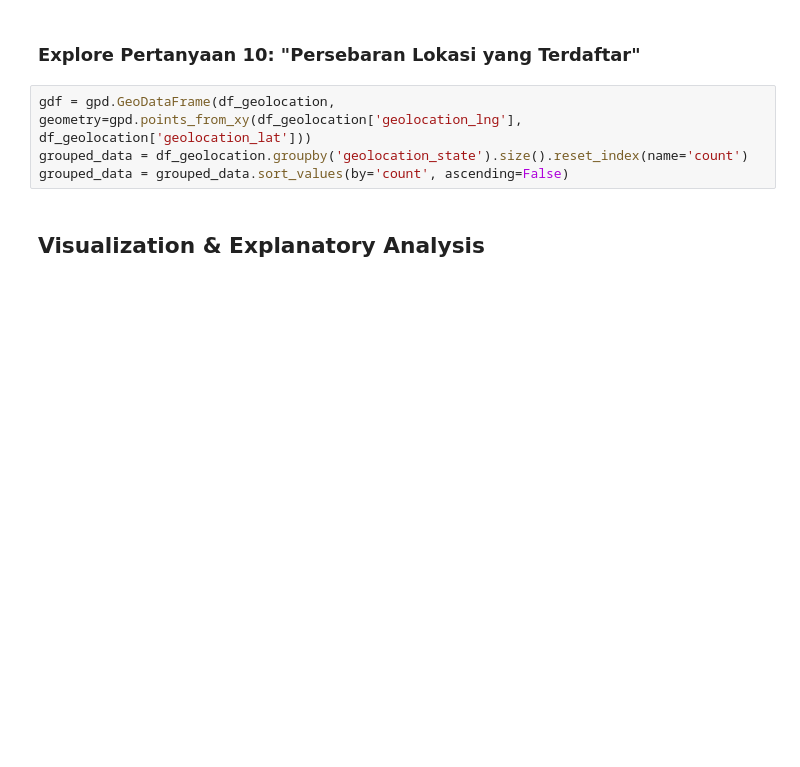
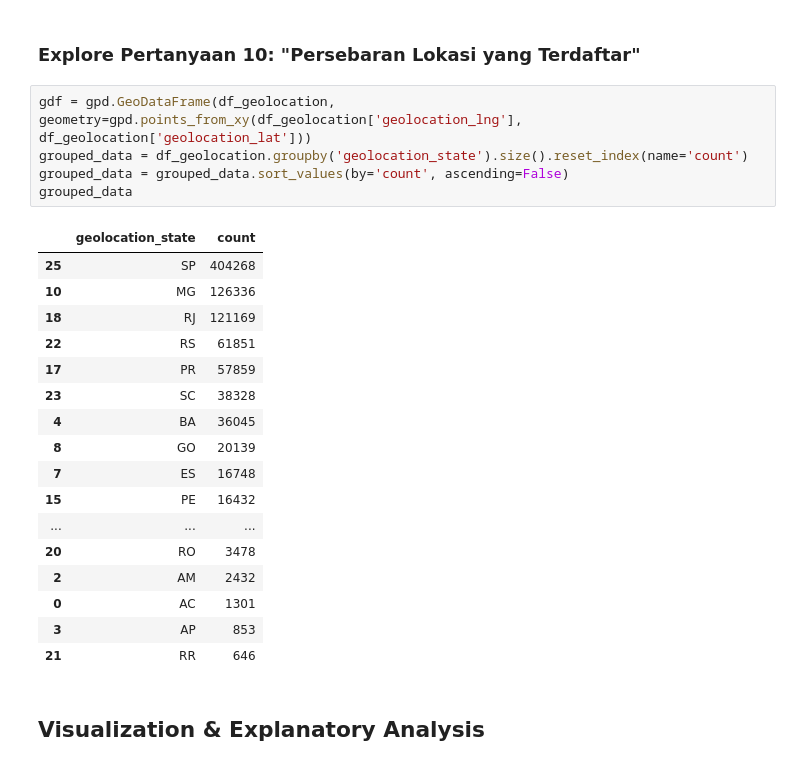
Before and after one commit to IF8-Scrapy/Dashboard-Analisis-ECommerce, a Jupyter notebook: IF8_Scrapy.ipynb, the cells around one changed output. Saved outputs shown, nothing was run; the diff lists cells and outputs as text; blank space fills up the shorter version.

```diff
--- a/IF8_Scrapy.ipynb
+++ b/IF8_Scrapy.ipynb
@@ -449,7 +449,26 @@ Name: count, dtype: int64
 # %%
 gdf = gpd.GeoDataFrame(df_geolocation, geometry=gpd.points_from_xy(df_geolocation['geolocation_lng'], df_geolocation['geolocation_lat']))
 grouped_data = df_geolocation.groupby('geolocation_state').size().reset_index(name='count')
 grouped_data = grouped_data.sort_values(by='count', ascending=False)
+grouped_data
+# %% [output]
+|  | geolocation_state | count |
+| 25 | SP | 404268 |
+| 10 | MG | 126336 |
+| 18 | RJ | 121169 |
+| 22 | RS | 61851 |
+| 17 | PR | 57859 |
+| 23 | SC | 38328 |
+| 4 | BA | 36045 |
+| 8 | GO | 20139 |
+| 7 | ES | 16748 |
+| 15 | PE | 16432 |
+| ... | ... | ... |
+| 20 | RO | 3478 |
+| 2 | AM | 2432 |
+| 0 | AC | 1301 |
+| 3 | AP | 853 |
+| 21 | RR | 646 |
 # %% [markdown]
 ## Visualization & Explanatory Analysis
 # %% [markdown]
```
